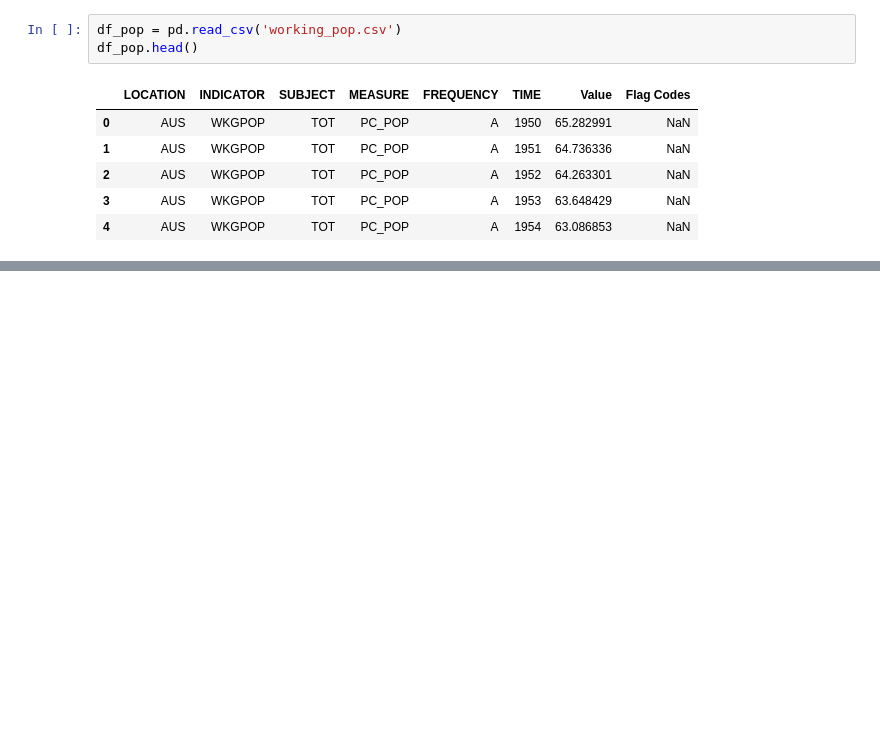
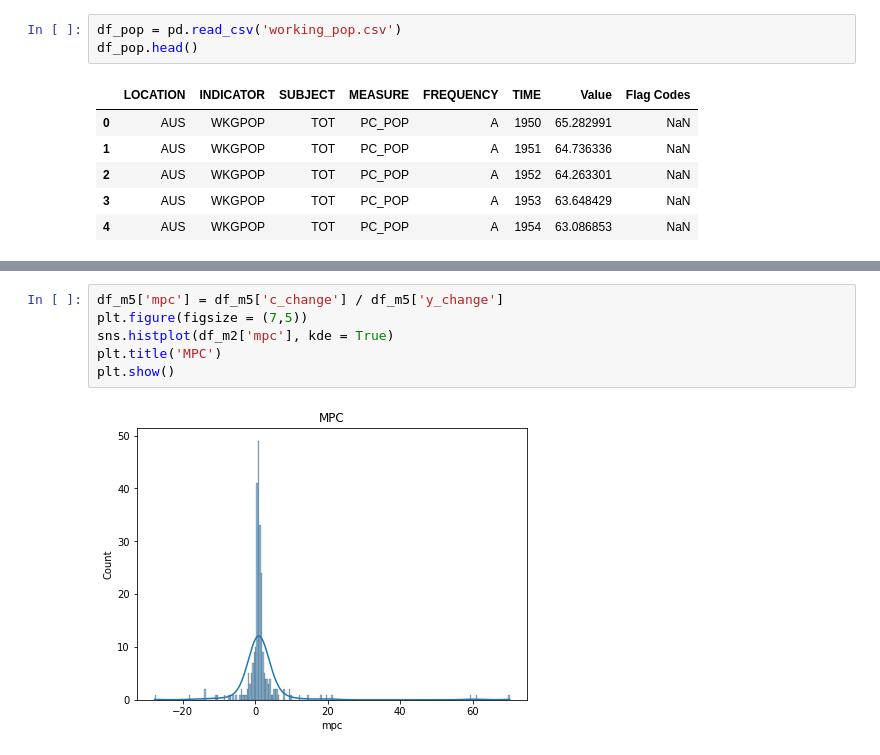
Before and after one commit to danielgsura/macro, a Jupyter notebook: GDP/mpc/MPC_calculation_OECD.ipynb, the cells around one changed output, grey strips where cells are left out. Drawn from its saved outputs; the diff is of its cells as text; blank space fills up the shorter version.

```diff
--- a/GDP/mpc/MPC_calculation_OECD.ipynb
+++ b/GDP/mpc/MPC_calculation_OECD.ipynb
@@ -75,0 +266,8 @@ df_pop.head()
+# %%
+df_m5['mpc'] = df_m5['c_change'] / df_m5['y_change']
+plt.figure(figsize = (7,5))
+sns.histplot(df_m2['mpc'], kde = True)
+plt.title('MPC')
+plt.show()
+# %% [output]
+[figure, added]
```
Also changed, not shown: parts of 32 cells of this notebook, 13 other files.
